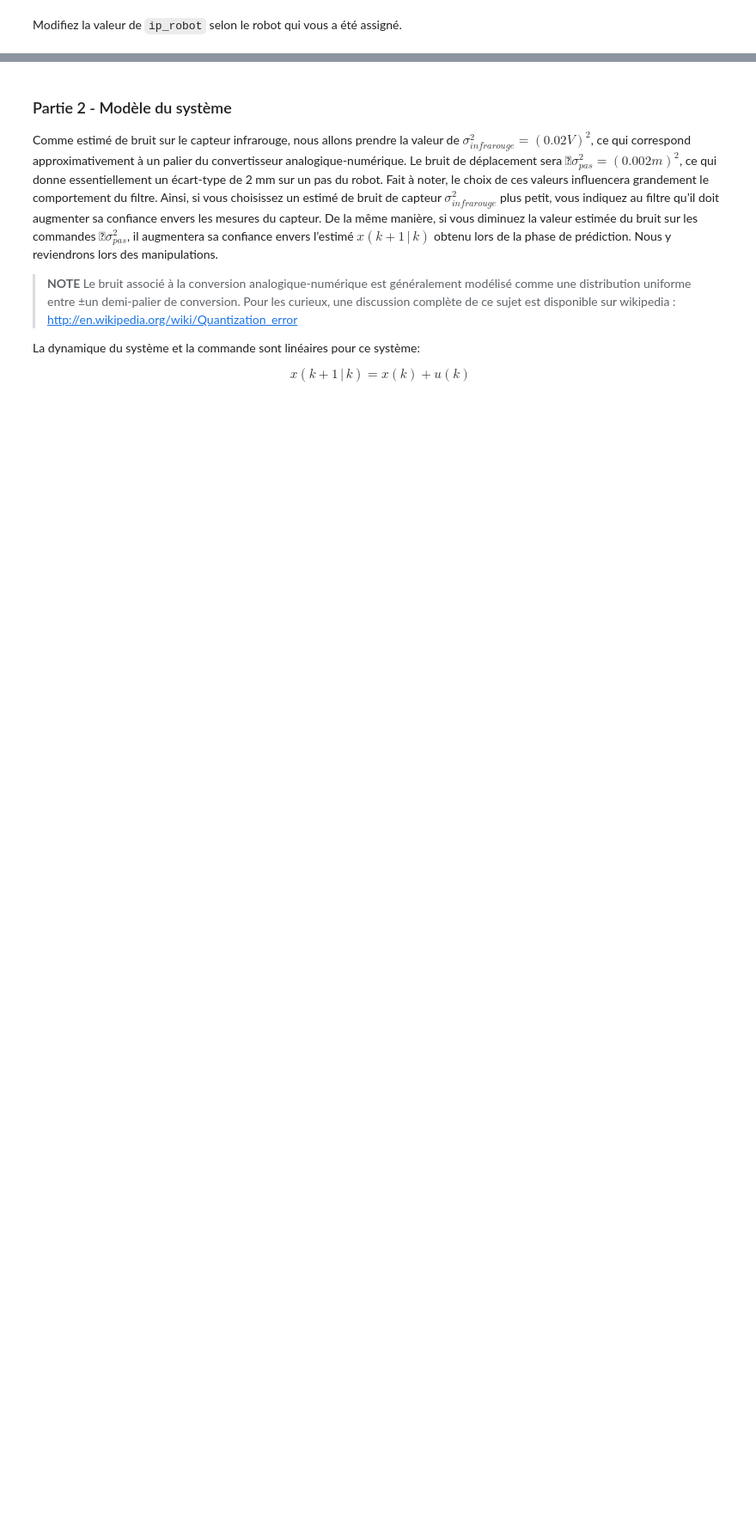
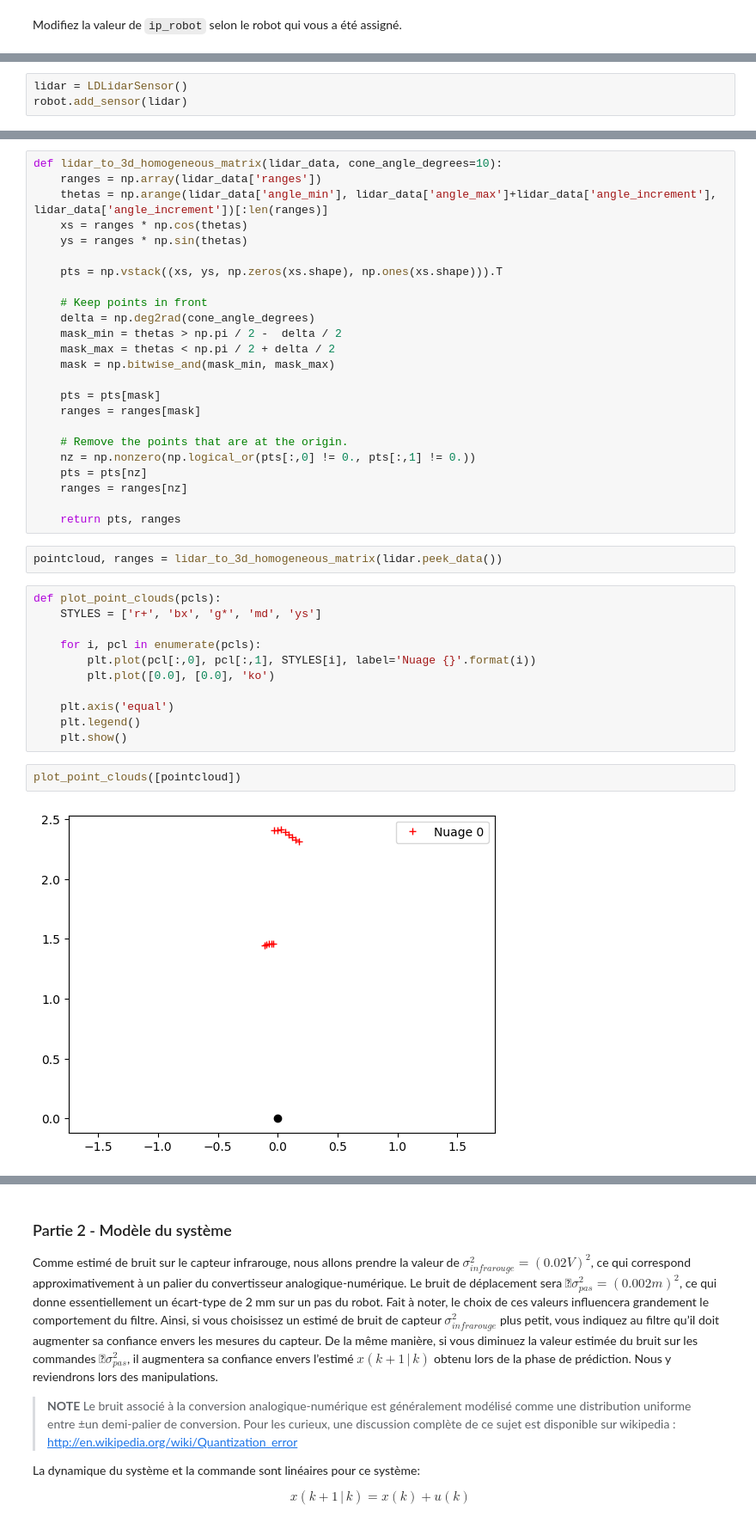
Before and after one commit to norlab-ulaval/glo4001, a Jupyter notebook: Laboratoire 6.ipynb, the cells around one changed output, grey strips where cells are left out. Shown at 86% size. Saved outputs shown, nothing was run; the diff lists cells and outputs as text; blank space fills up the shorter version.

```diff
--- a/Laboratoire 6.ipynb
+++ b/Laboratoire 6.ipynb
@@ -43,0 +29,3 @@ print("La lecture moyenne est de %0.2f volts" % np.average(data))
+# %%
+lidar = LDLidarSensor()
+robot.add_sensor(lidar)
@@ -43,0 +45,41 @@ print("La lecture moyenne est de %0.2f volts" % np.average(data))
+# %%
+def lidar_to_3d_homogeneous_matrix(lidar_data, cone_angle_degrees=10):
+    ranges = np.array(lidar_data['ranges'])
+    thetas = np.arange(lidar_data['angle_min'], lidar_data['angle_max']+lidar_data['angle_increment'], lidar_data['angle_increment'])[:len(ranges)]
+    xs = ranges * np.cos(thetas)
+    ys = ranges * np.sin(thetas)
+
+    pts = np.vstack((xs, ys, np.zeros(xs.shape), np.ones(xs.shape))).T
+
+    # Keep points in front
+    delta = np.deg2rad(cone_angle_degrees)
+    mask_min = thetas > np.pi / 2 -  delta / 2
+    mask_max = thetas < np.pi / 2 + delta / 2
+    mask = np.bitwise_and(mask_min, mask_max)
+
+    pts = pts[mask]
+    ranges = ranges[mask]
+
+    # Remove the points that are at the origin.
+    nz = np.nonzero(np.logical_or(pts[:,0] != 0., pts[:,1] != 0.))
+    pts = pts[nz]
+    ranges = ranges[nz]
+
+    return pts, ranges
+# %%
+pointcloud, ranges = lidar_to_3d_homogeneous_matrix(lidar.peek_data())
+# %%
+def plot_point_clouds(pcls):
+    STYLES = ['r+', 'bx', 'g*', 'md', 'ys']
+
+    for i, pcl in enumerate(pcls):
+        plt.plot(pcl[:,0], pcl[:,1], STYLES[i], label='Nuage {}'.format(i))
+        plt.plot([0.0], [0.0], 'ko')
+
+    plt.axis('equal')
+    plt.legend()
+    plt.show()
+# %%
+plot_point_clouds([pointcloud])
+# %% [output]
+[figure, added]
```
Also changed, not shown: parts of 19 cells of this notebook, 4 other files.
